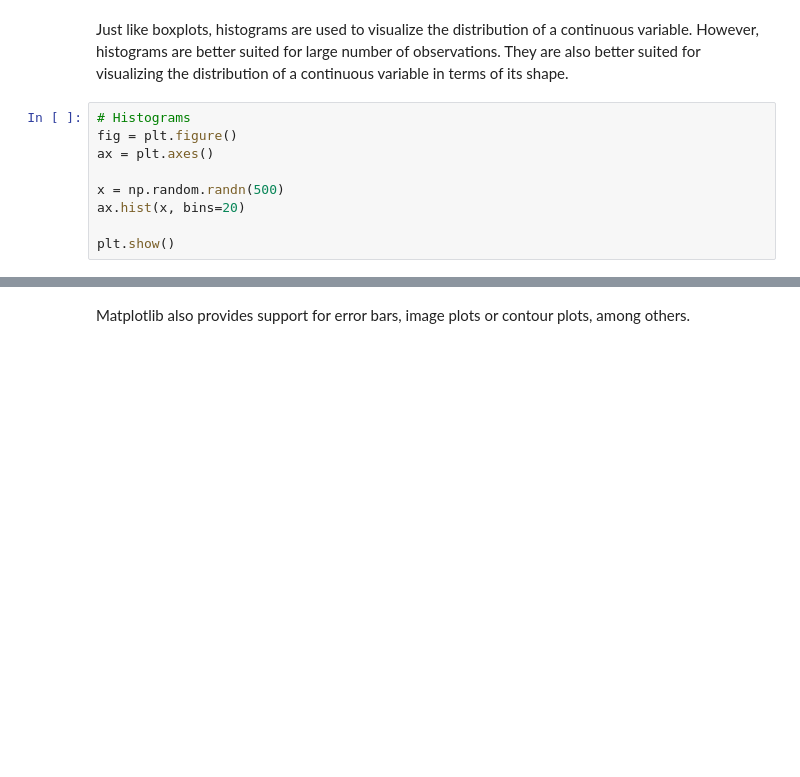
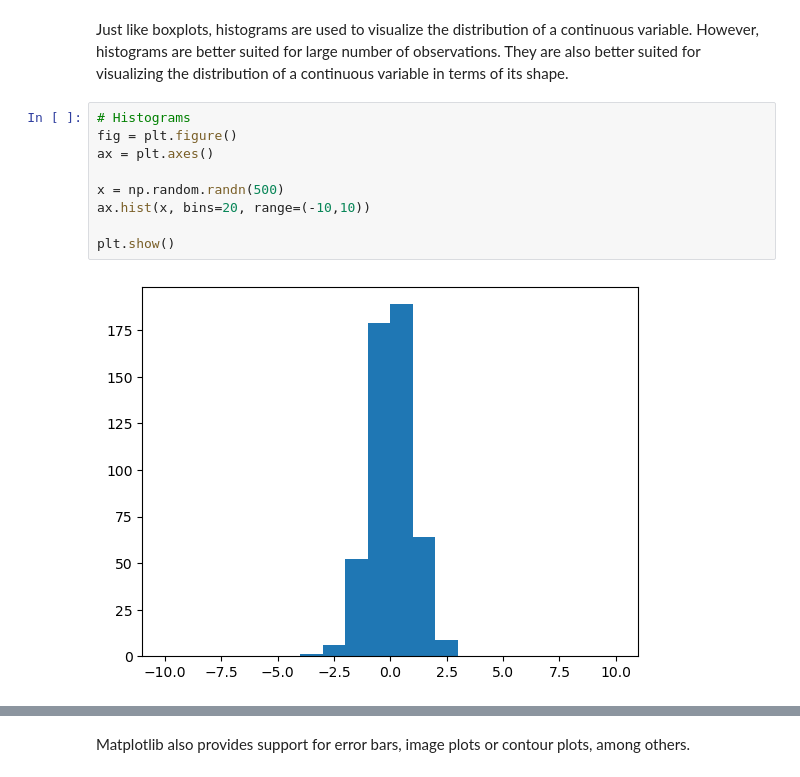
Before and after one commit to glouppe/dats0001-foundations-of-data-science, a Jupyter notebook: nb03a-plots.ipynb, the cells around one changed output, grey strips where cells are left out. Cells and saved outputs as stored; diff of their text form; blank space fills up the shorter version.

```diff
--- a/nb03a-plots.ipynb
+++ b/nb03a-plots.ipynb
@@ -93,12 +107,14 @@ Just like boxplots, histograms are used to visualize the distribution of a conti
 # %%
 # Histograms
 fig = plt.figure()
 ax = plt.axes()
 
 x = np.random.randn(500)
-ax.hist(x, bins=20)
+ax.hist(x, bins=20, range=(-10,10))
 
 plt.show()
+# %% [output]
+[figure, added]
 # %%
 fig = plt.figure()
 ax = plt.axes()
```
Also changed, not shown: parts of 12 cells of this notebook, 2 other files.
